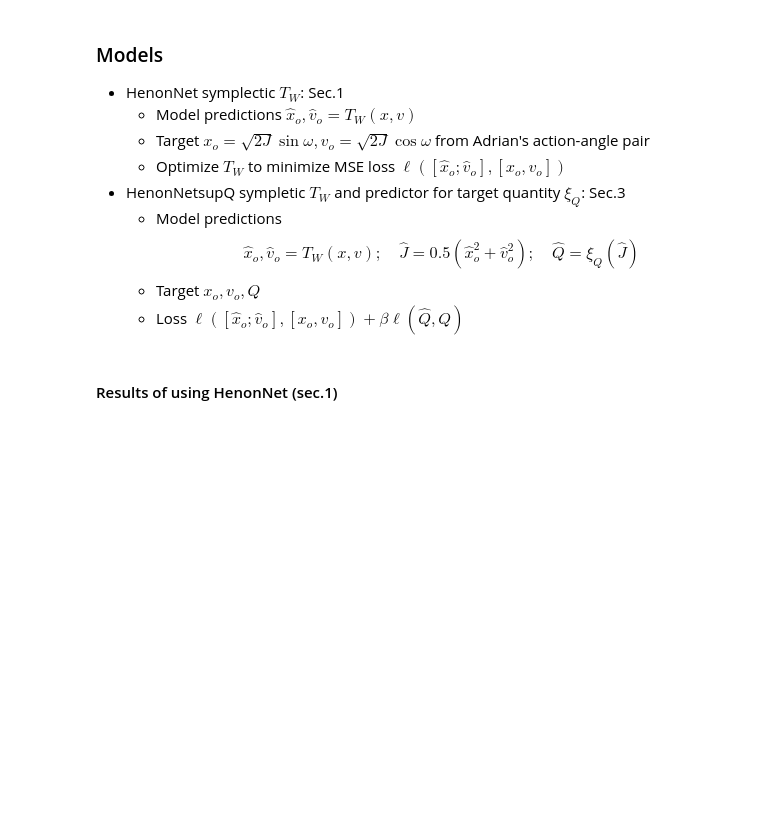
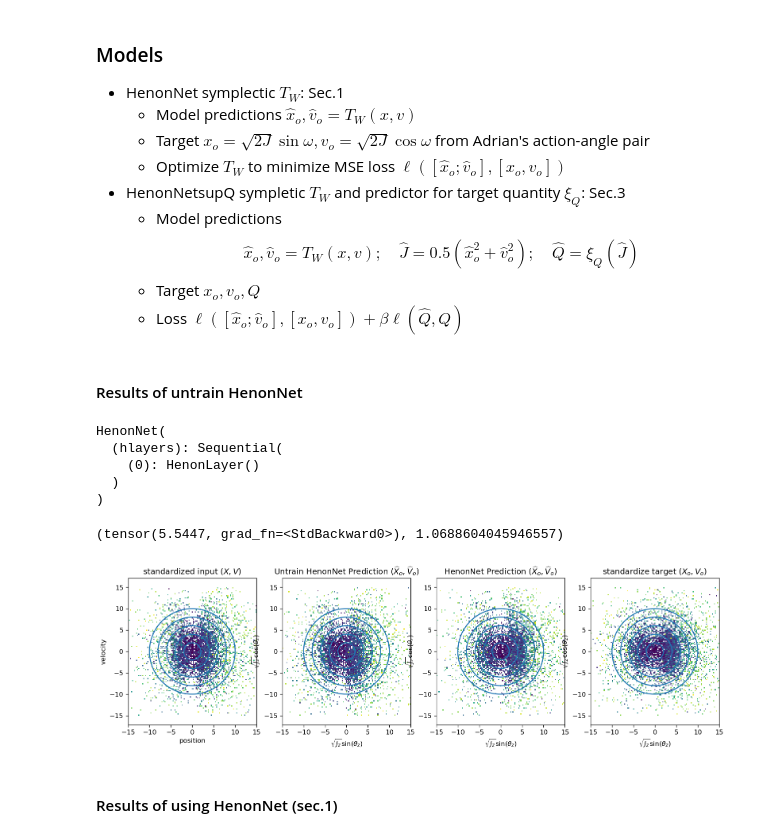
Before and after one commit to nhuang37/symplectic_map, a Jupyter notebook: plot_result.ipynb, the cells around one changed output. Cells and saved outputs as stored; diff of their text form; code cells hidden in the pictures; blank space fills up the shorter version.

```diff
--- a/plot_result.ipynb
+++ b/plot_result.ipynb
@@ -90,0 +131,14 @@ def load_data_supQ(file_path, data_path):
+# %% [markdown]
+#### Results of untrain HenonNet
+# %%
+hid_dim = 2
+num_layers = 1
+
+model = HenonNet(input_dim=1, hid_dim=hid_dim, num_layers=num_layers)
+model.eval()
+# %% [output]
+HenonNet(
+  (hlayers): Sequential(
+    (0): HenonLayer()
+  )
+)
@@ -91,2 +150,22 @@ def load_data_supQ(file_path, data_path):
+# %%
+untrain_pred = model(xv[:,:1], xv[:, 1:])
+untrain_xv_pred = torch.concatenate(untrain_pred,axis=-1).detach()
+# %%
+untrain_pred[1].std(), X.std()
+# %% [output]
+(tensor(5.5447, grad_fn=<StdBackward0>), 1.0688604045946557)
+# %%
+fig, axs = plt.subplots(figsize=(16, 4),ncols=4,dpi=120)
+plot_pred(xv[:,0], xv[:,1], Q, title=r'standardized input $(X,V)$',
+          ax=axs[0], xlabel='position', ylabel='velocity', swap=False)
+
+plot_pred(untrain_xv_pred[:,0], untrain_xv_pred[:,1],
+          Q, title=r'Untrain HenonNet Prediction $(\widehat{X}_o, \widehat{V}_o)$', ax=axs[1])
+plot_pred(xv_pred[:,0], xv_pred[:,1],
+          Q, title=r'HenonNet Prediction $(\widehat{X}_o, \widehat{V}_o)$', ax=axs[2])
+plot_pred(xv_out[:,0], xv_out[:,1], Q, title=r'standardize target $(X_o, V_o)$',
+          swap=True, ax=axs[3])
+# %% [output]
+[figure, added]
 # %% [markdown]
 #### Results of using HenonNet (sec.1)
```
Also changed, not shown: parts of 12 cells of this notebook.
